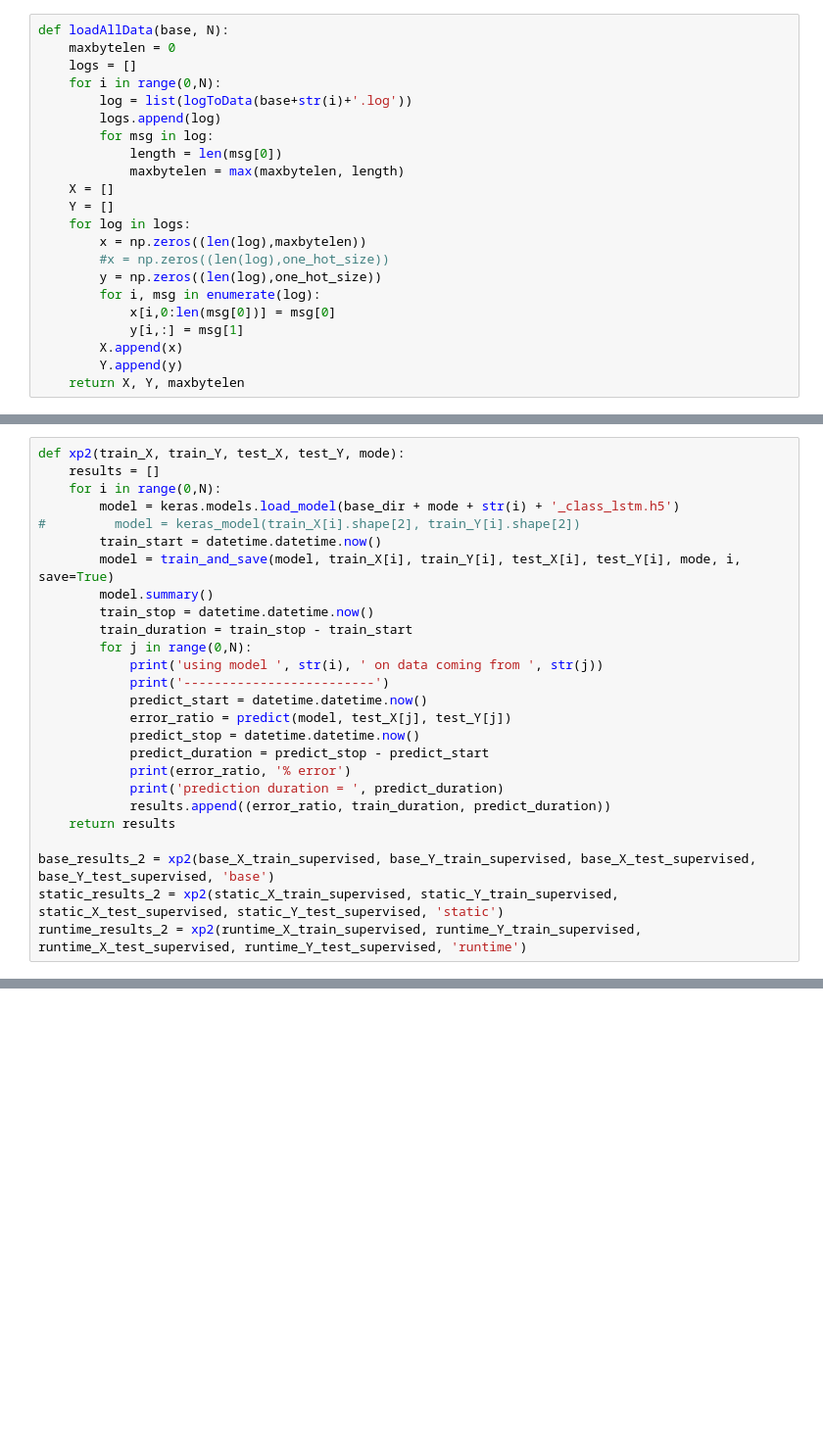
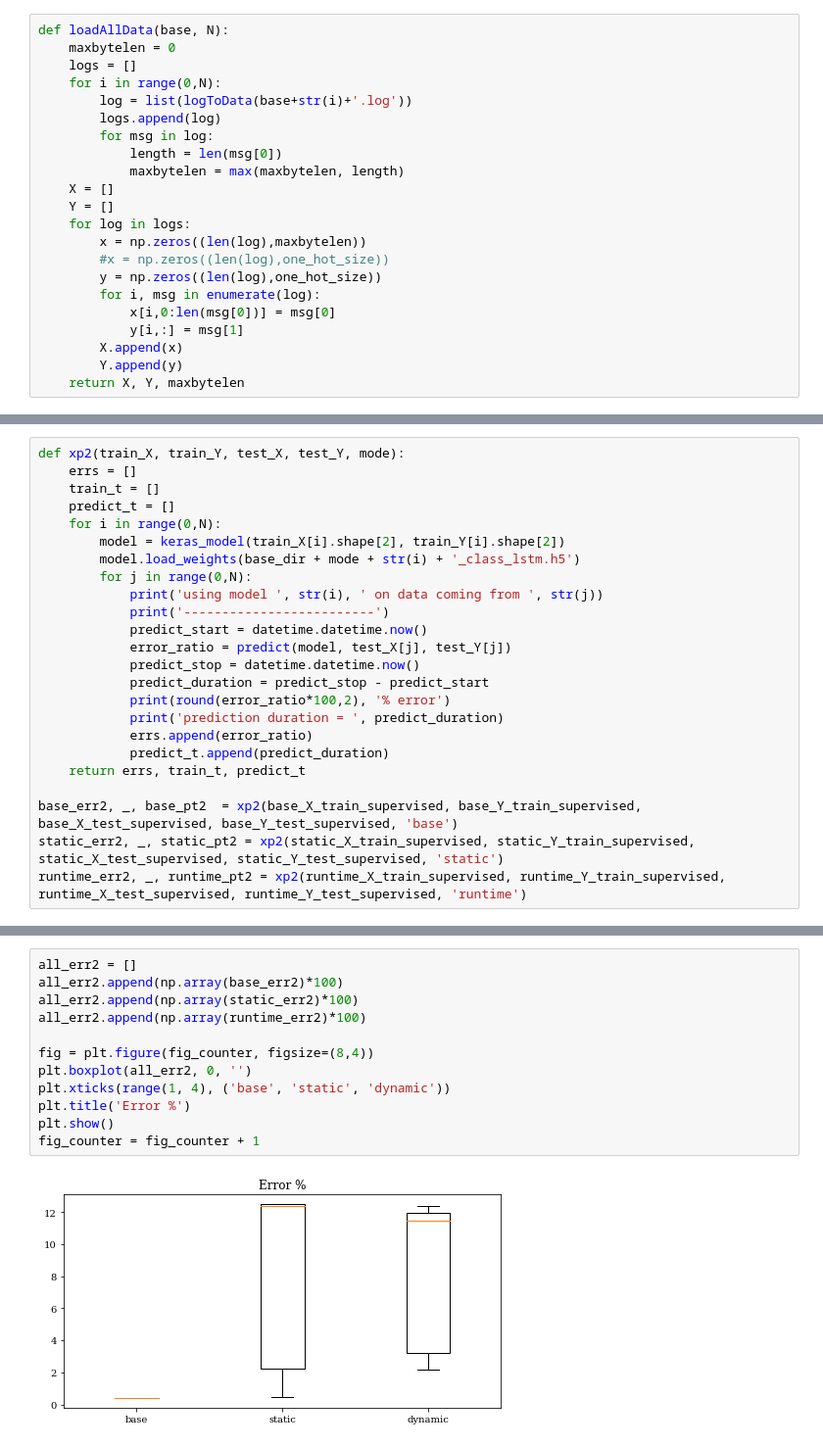
Before and after one commit to SINTEF-9012/thingml-diversifier, a Jupyter notebook: src/main/python/experiment1/tensorflow.ipynb, the cells around one changed output, grey strips where cells are left out. Shown at 98% size. Drawn from its saved outputs; the diff is of its cells as text; blank space fills up the shorter version.

```diff
--- a/src/main/python/experiment1/tensorflow.ipynb
+++ b/src/main/python/experiment1/tensorflow.ipynb
@@ -489,14 +504,11 @@ plt.show()
 # %%
 def xp2(train_X, train_Y, test_X, test_Y, mode):
-    results = []
+    errs = []
+    train_t = []
+    predict_t = []
     for i in range(0,N):
-        model = keras.models.load_model(base_dir + mode + str(i) + '_class_lstm.h5')
-#         model = keras_model(train_X[i].shape[2], train_Y[i].shape[2])
-        train_start = datetime.datetime.now()
-        model = train_and_save(model, train_X[i], train_Y[i], test_X[i], test_Y[i], mode, i, save=True)
-        model.summary()
-        train_stop = datetime.datetime.now()
-        train_duration = train_stop - train_start
+        model = keras_model(train_X[i].shape[2], train_Y[i].shape[2])
+        model.load_weights(base_dir + mode + str(i) + '_class_lstm.h5')
         for j in range(0,N):
             print('using model ', str(i), ' on data coming from ', str(j))
             print('-------------------------')
@@ -504,12 +516,13 @@ def xp2(train_X, train_Y, test_X, test_Y, mode):
             error_ratio = predict(model, test_X[j], test_Y[j])
             predict_stop = datetime.datetime.now()
             predict_duration = predict_stop - predict_start
-            print(error_ratio, '% error')
+            print(round(error_ratio*100,2), '% error')
             print('prediction duration = ', predict_duration)
-            results.append((error_ratio, train_duration, predict_duration))
-    return results
+            errs.append(error_ratio)
+            predict_t.append(predict_duration)
+    return errs, train_t, predict_t
 
-base_results_2 = xp2(base_X_train_supervised, base_Y_train_supervised, base_X_test_supervised, base_Y_test_supervised, 'base')
-static_results_2 = xp2(static_X_train_supervised, static_Y_train_supervised, static_X_test_supervised, static_Y_test_supervised, 'static')
-runtime_results_2 = xp2(runtime_X_train_supervised, runtime_Y_train_supervised, runtime_X_test_supervised, runtime_Y_test_supervised, 'runtime')
+base_err2, _, base_pt2  = xp2(base_X_train_supervised, base_Y_train_supervised, base_X_test_supervised, base_Y_test_supervised, 'base')
+static_err2, _, static_pt2 = xp2(static_X_train_supervised, static_Y_train_supervised, static_X_test_supervised, static_Y_test_supervised, 'static')
+runtime_err2, _, runtime_pt2 = xp2(runtime_X_train_supervised, runtime_Y_train_supervised, runtime_X_test_supervised, runtime_Y_test_supervised, 'runtime')
 # %% [output]
@@ -516,0 +546,14 @@ ValueError: No model found in config file.
+# %%
+all_err2 = []
+all_err2.append(np.array(base_err2)*100)
+all_err2.append(np.array(static_err2)*100)
+all_err2.append(np.array(runtime_err2)*100)
+
+fig = plt.figure(fig_counter, figsize=(8,4))
+plt.boxplot(all_err2, 0, '')
+plt.xticks(range(1, 4), ('base', 'static', 'dynamic'))
+plt.title('Error %')
+plt.show()
+fig_counter = fig_counter + 1
+# %% [output]
+[figure, added]
```
Also changed, not shown: parts of 17 cells of this notebook, 4 other files.
